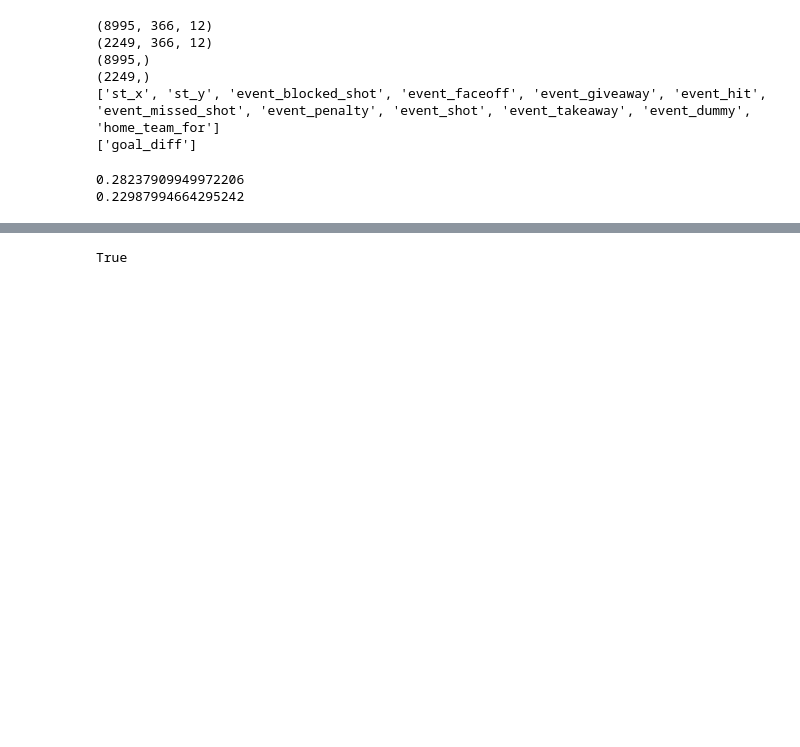
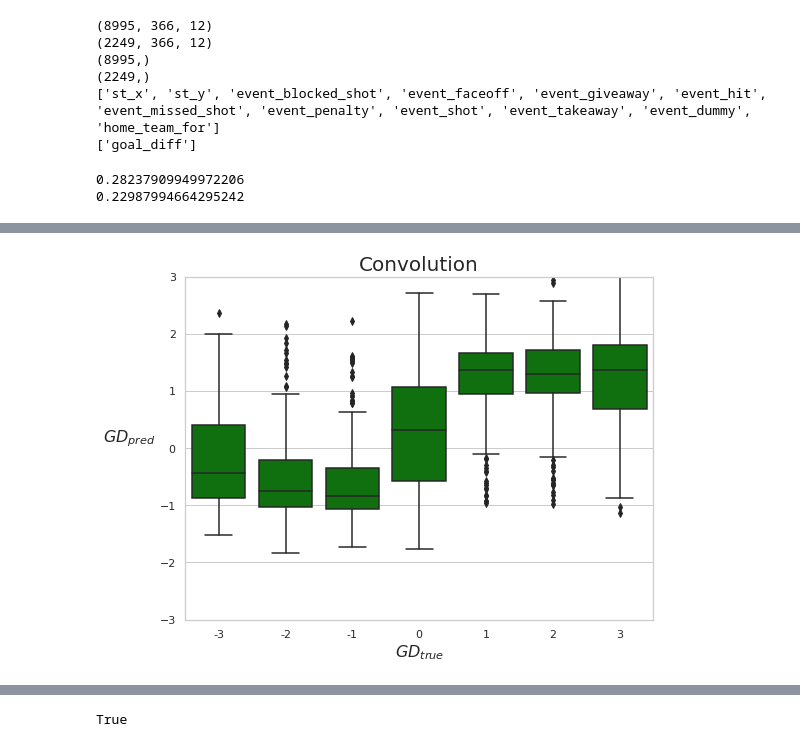
Before and after one commit to danielkari95/nhl-game-prediction, a Jupyter notebook: src/models/ model_goal_diff.ipynb, the cells around one changed output, grey strips where cells are left out. Drawn from its saved outputs; the diff is of its cells as text; code cells hidden in the pictures; blank space fills up the shorter version.

```diff
--- a/src/models/ model_goal_diff.ipynb
+++ b/src/models/ model_goal_diff.ipynb
@@ -143 +158,20 @@ Test mean absolute error for convolutional network: 1.855289
+# %%
+sns.set(style='whitegrid')
+
+plt.subplots(figsize=(8,6))
+
+sns.boxplot(y_test, y_pred_cnn, color='green')
+
+plt.ylim(-3, 3)
+plt.xlim(4.5, 11.5)
+
+plt.xlabel('$GD_{true}$', fontsize=16)
+plt.ylabel('$GD_{pred}$', fontsize=16, rotation=0, labelpad=30)
+plt.title('Convolution', fontsize=20)
+
+plt.tight_layout()
+plt.savefig("img/GDtrue_vs_GDpred_cnn.png")
+plt.show()
+# %% [output]
+[figure, added]
 # %%
```
Also changed, not shown: parts of 23 cells of this notebook, 20 other files.
